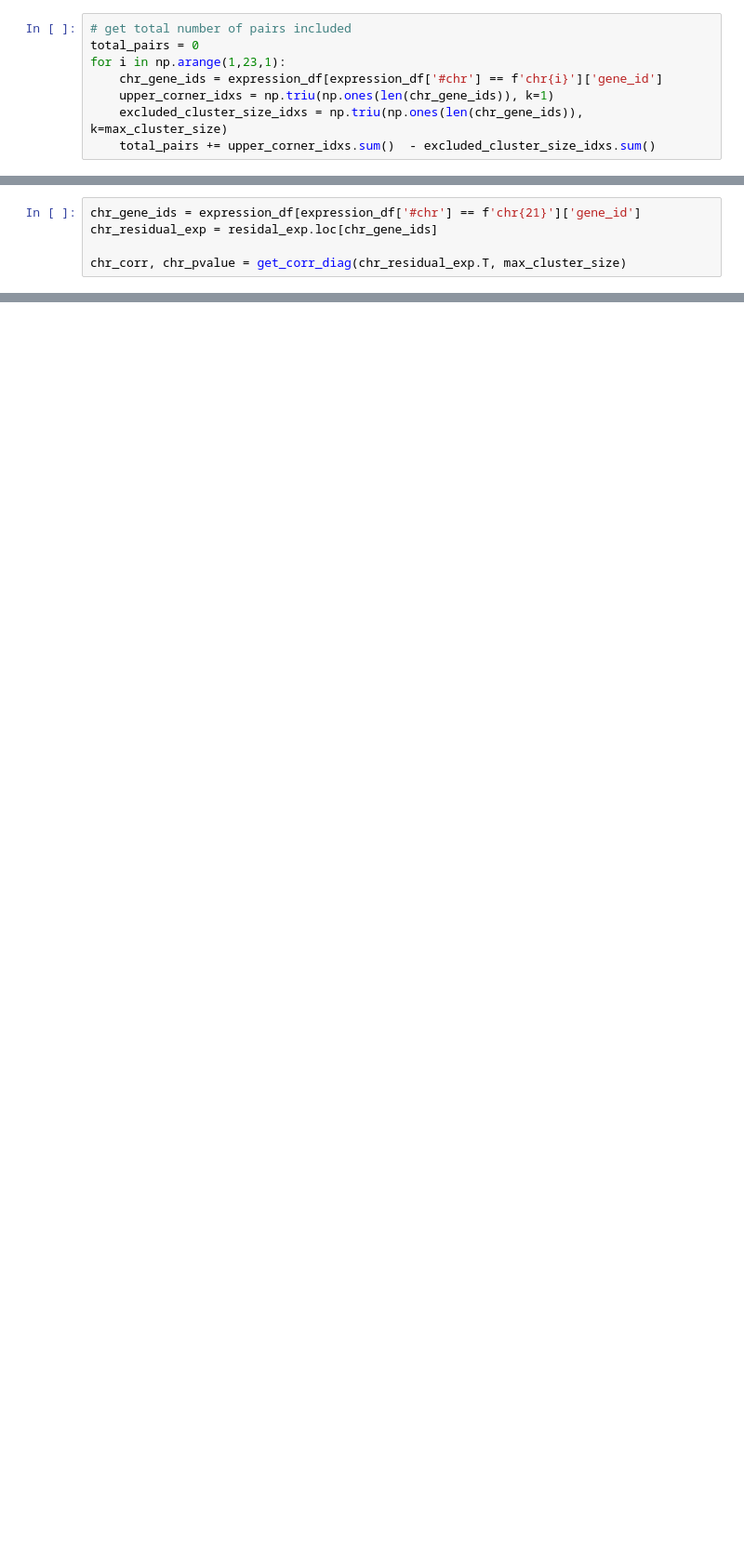
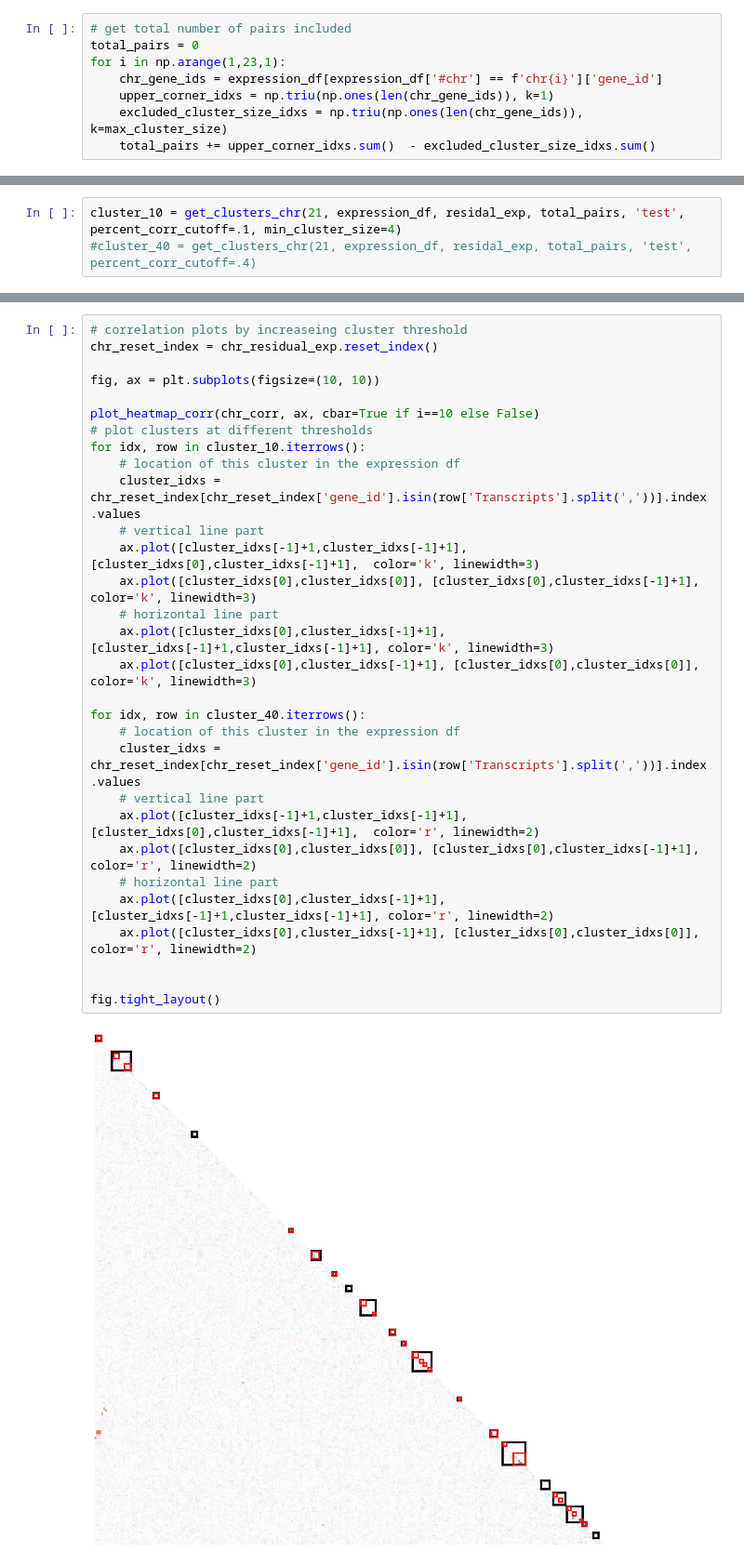
Before and after one commit to kal26/pcqtls, a Jupyter notebook: workflow/notebooks/draft_clusters_scripts.ipynb, the cells around one changed output, grey strips where cells are left out. Shown at 93% size. Cells and saved outputs as stored; diff of their text form; blank space fills up the shorter version.

Commit message:
trimming clusters with lieniant corr thresholds

```diff
--- a/workflow/notebooks/draft_clusters_scripts.ipynb
+++ b/workflow/notebooks/draft_clusters_scripts.ipynb
@@ -299,5 +291,0 @@ def get_clusters_chr(chr_id, expression_df, residal_exp, total_pairs):
-# %%
-chr_gene_ids = expression_df[expression_df['#chr'] == f'chr{21}']['gene_id']
-chr_residual_exp = residal_exp.loc[chr_gene_ids]
-
-chr_corr, chr_pvalue = get_corr_diag(chr_residual_exp.T, max_cluster_size)
@@ -373,0 +292,3 @@ plt.show()
+# %%
+cluster_10 = get_clusters_chr(21, expression_df, residal_exp, total_pairs, 'test', percent_corr_cutoff=.1, min_cluster_size=4)
+#cluster_40 = get_clusters_chr(21, expression_df, residal_exp, total_pairs, 'test', percent_corr_cutoff=.4)
@@ -373,0 +337,32 @@ plt.show()
+# %%
+# correlation plots by increaseing cluster threshold
+chr_reset_index = chr_residual_exp.reset_index()
+
+fig, ax = plt.subplots(figsize=(10, 10))
+
+plot_heatmap_corr(chr_corr, ax, cbar=True if i==10 else False)
+# plot clusters at different thresholds
+for idx, row in cluster_10.iterrows():
+    # location of this cluster in the expression df
+    cluster_idxs = chr_reset_index[chr_reset_index['gene_id'].isin(row['Transcripts'].split(','))].index.values
+    # vertical line part
+    ax.plot([cluster_idxs[-1]+1,cluster_idxs[-1]+1],[cluster_idxs[0],cluster_idxs[-1]+1],  color='k', linewidth=3)
+    ax.plot([cluster_idxs[0],cluster_idxs[0]], [cluster_idxs[0],cluster_idxs[-1]+1], color='k', linewidth=3)
+    # horizontal line part
+    ax.plot([cluster_idxs[0],cluster_idxs[-1]+1], [cluster_idxs[-1]+1,cluster_idxs[-1]+1], color='k', linewidth=3)
+    ax.plot([cluster_idxs[0],cluster_idxs[-1]+1], [cluster_idxs[0],cluster_idxs[0]], color='k', linewidth=3)
+
+for idx, row in cluster_40.iterrows():
+    # location of this cluster in the expression df
+    cluster_idxs = chr_reset_index[chr_reset_index['gene_id'].isin(row['Transcripts'].split(','))].index.values
+    # vertical line part
+    ax.plot([cluster_idxs[-1]+1,cluster_idxs[-1]+1],[cluster_idxs[0],cluster_idxs[-1]+1],  color='r', linewidth=2)
+    ax.plot([cluster_idxs[0],cluster_idxs[0]], [cluster_idxs[0],cluster_idxs[-1]+1], color='r', linewidth=2)
+    # horizontal line part
+    ax.plot([cluster_idxs[0],cluster_idxs[-1]+1], [cluster_idxs[-1]+1,cluster_idxs[-1]+1], color='r', linewidth=2)
+    ax.plot([cluster_idxs[0],cluster_idxs[-1]+1], [cluster_idxs[0],cluster_idxs[0]], color='r', linewidth=2)
+
+
+fig.tight_layout()
+# %% [output]
+[figure, added]
```
Also changed, not shown: parts of 16 cells of this notebook, 1 other file.
